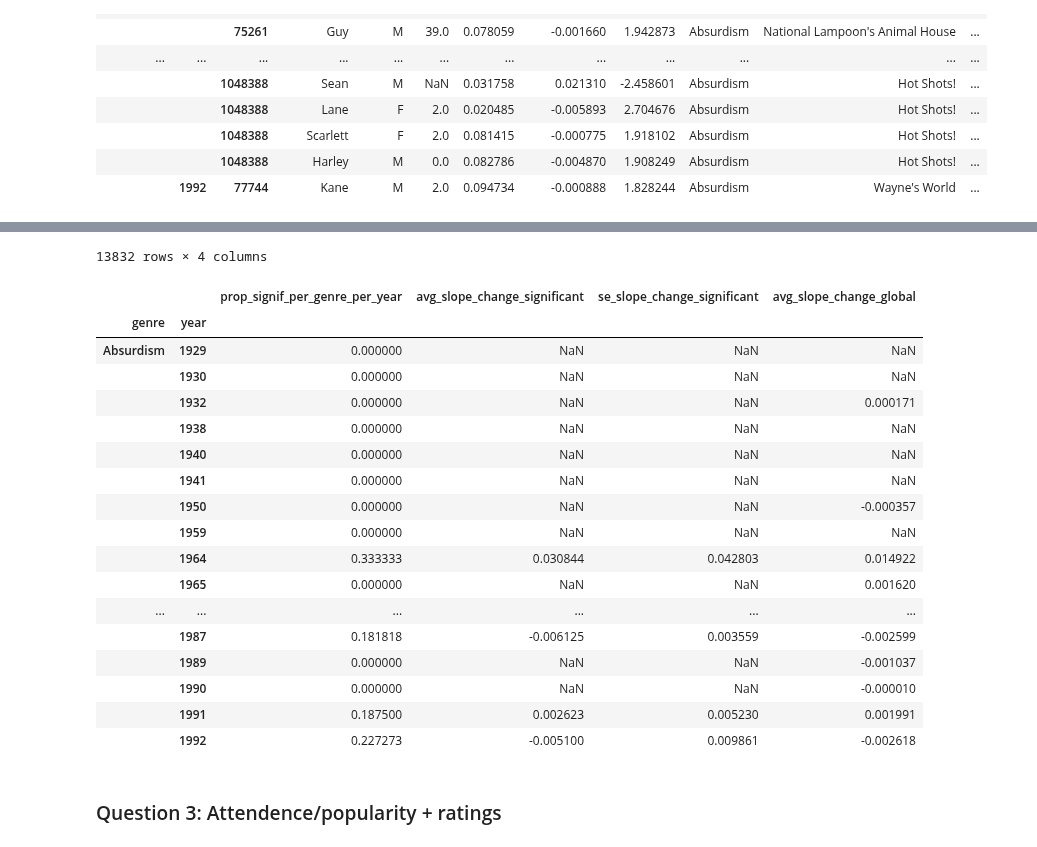
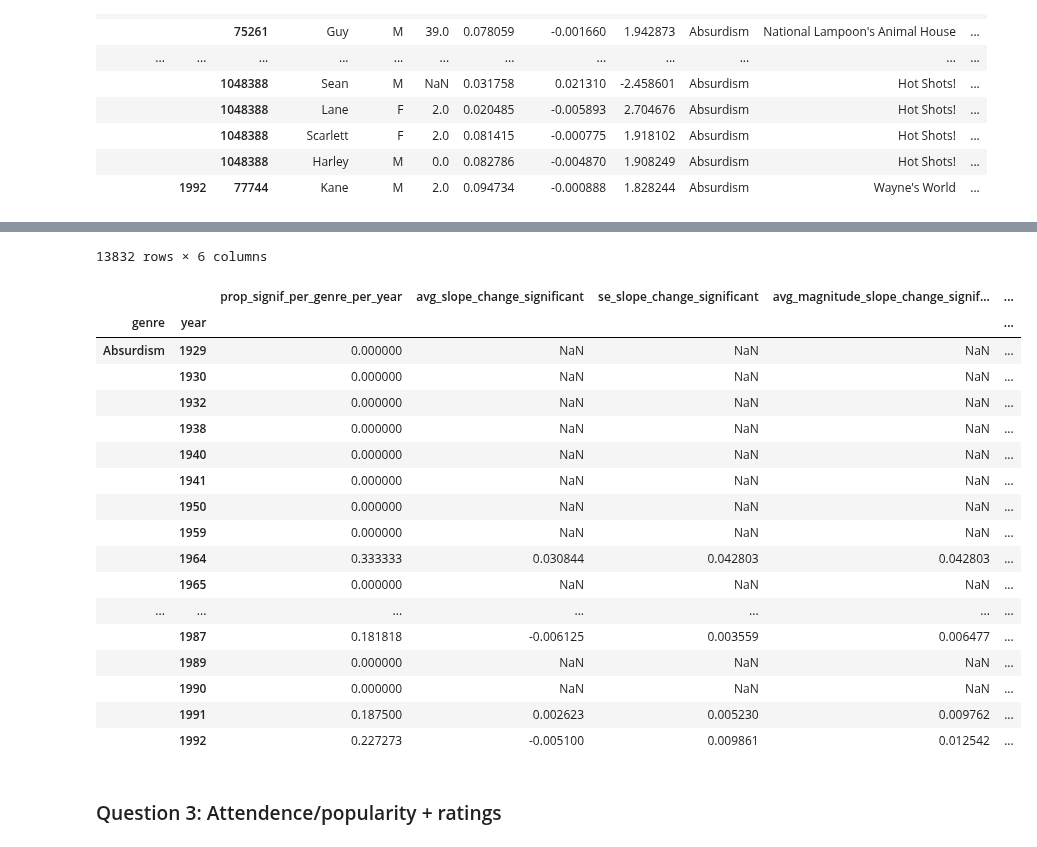
Before and after one commit to epfl-ada/ada-2023-project-abadakor, a Jupyter notebook: parallel_questions.ipynb, the cells around one changed output, grey strips where cells are left out. Cells and saved outputs as stored; diff of their text form; code cells hidden in the pictures.

```diff
--- a/parallel_questions.ipynb
+++ b/parallel_questions.ipynb
@@ -346,6 +348,8 @@ name_by_genre_per_year_prop_df = movie_genre_aggregate_with_years_df.groupby(['g
         'prop_signif_per_genre_per_year': (x['p_value'] < 0.1).sum()/len(x['p_value']),
         'avg_slope_change_significant': x[x['p_value'] < 0.1]['slope_change'].mean(),
         'se_slope_change_significant': x[x['p_value'] < 0.1]['slope_change'].sem(),
+        'avg_magnitude_slope_change_significant': x[x['p_value'] < 0.1]['slope_change'].abs().mean(),
+        'se_slope_change_magnitude_significant': x[x['p_value'] < 0.1]['slope_change'].abs().sem(),
         'avg_slope_change_global': x['slope_change'].mean()
     }))
 display(name_by_genre_per_year_prop_df)
@@ -367,22 +371,22 @@ name_by_genre_per_year_prop_df.head(30)
-13832 rows × 4 columns
+13832 rows × 6 columns
-|  |  | prop_signif_per_genre_per_year | avg_slope_change_significant | se_slope_change_significant | avg_slope_change_global |
-| genre | year |  |  |  |  |
-| Absurdism | 1929 | 0.000000 | NaN | NaN | NaN |
-|  | 1930 | 0.000000 | NaN | NaN | NaN |
-|  | 1932 | 0.000000 | NaN | NaN | 0.000171 |
-|  | 1938 | 0.000000 | NaN | NaN | NaN |
-|  | 1940 | 0.000000 | NaN | NaN | NaN |
-|  | 1941 | 0.000000 | NaN | NaN | NaN |
-|  | 1950 | 0.000000 | NaN | NaN | -0.000357 |
-|  | 1959 | 0.000000 | NaN | NaN | NaN |
-|  | 1964 | 0.333333 | 0.030844 | 0.042803 | 0.014922 |
-|  | 1965 | 0.000000 | NaN | NaN | 0.001620 |
-| ... | ... | ... | ... | ... | ... |
-|  | 1987 | 0.181818 | -0.006125 | 0.003559 | -0.002599 |
-|  | 1989 | 0.000000 | NaN | NaN | -0.001037 |
-|  | 1990 | 0.000000 | NaN | NaN | -0.000010 |
-|  | 1991 | 0.187500 | 0.002623 | 0.005230 | 0.001991 |
-|  | 1992 | 0.227273 | -0.005100 | 0.009861 | -0.002618 |
+|  |  | prop_signif_per_genre_per_year | avg_slope_change_significant | se_slope_change_significant | avg_magnitude_slope_change_signif... | ... |
+| genre | year |  |  |  |  | ... |
+| Absurdism | 1929 | 0.000000 | NaN | NaN | NaN | ... |
+|  | 1930 | 0.000000 | NaN | NaN | NaN | ... |
+|  | 1932 | 0.000000 | NaN | NaN | NaN | ... |
+|  | 1938 | 0.000000 | NaN | NaN | NaN | ... |
+|  | 1940 | 0.000000 | NaN | NaN | NaN | ... |
+|  | 1941 | 0.000000 | NaN | NaN | NaN | ... |
+|  | 1950 | 0.000000 | NaN | NaN | NaN | ... |
+|  | 1959 | 0.000000 | NaN | NaN | NaN | ... |
+|  | 1964 | 0.333333 | 0.030844 | 0.042803 | 0.042803 | ... |
+|  | 1965 | 0.000000 | NaN | NaN | NaN | ... |
+| ... | ... | ... | ... | ... | ... | ... |
+|  | 1987 | 0.181818 | -0.006125 | 0.003559 | 0.006477 | ... |
+|  | 1989 | 0.000000 | NaN | NaN | NaN | ... |
+|  | 1990 | 0.000000 | NaN | NaN | NaN | ... |
+|  | 1991 | 0.187500 | 0.002623 | 0.005230 | 0.009762 | ... |
+|  | 1992 | 0.227273 | -0.005100 | 0.009861 | 0.012542 | ... |
 # %% [markdown]
 ### Question 3: Attendence/popularity + ratings
 # %%
```
Also changed, not shown: parts of 4 cells of this notebook.
